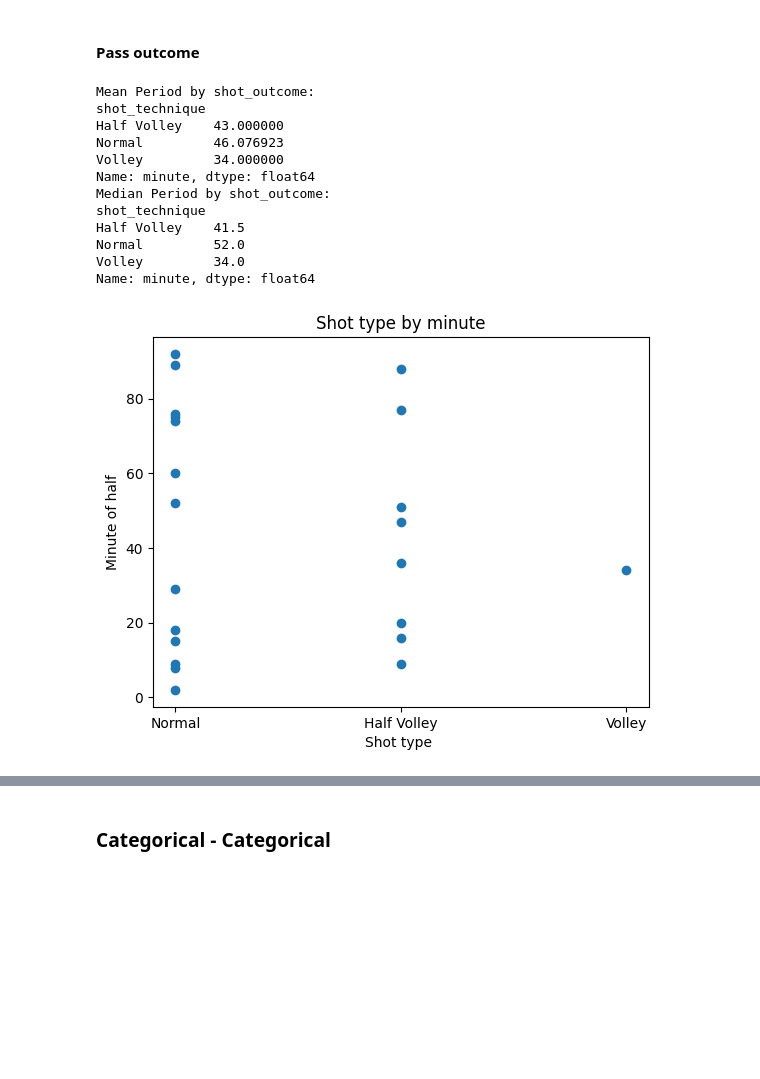
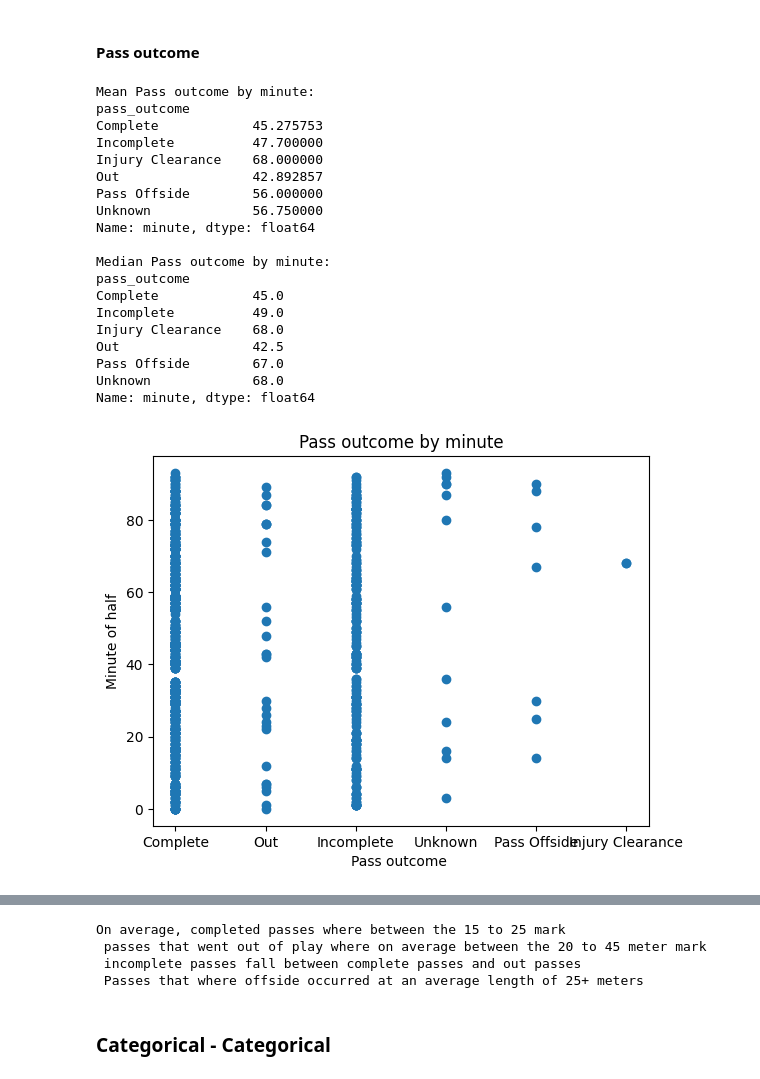
Before and after one commit to NojusMat/DataScience_CA2, a Jupyter notebook: NojusMatuseviciusDAProject.ipynb, the cells around one changed output, grey strips where cells are left out. Drawn from its saved outputs; the diff is of its cells as text; code cells hidden in the pictures; blank space fills up the shorter version.

```diff
--- a/NojusMatuseviciusDAProject.ipynb
+++ b/NojusMatuseviciusDAProject.ipynb
@@ -2047,7 +2332,7 @@ print("Mean Pass outcome by minute:")
 mean_pass_outcome_minute=filtered_pass_outcome.groupby('pass_outcome')['minute'].mean()
 print(mean_pass_outcome_minute)
 
-print("Median Pass outcome by minute:")
+print("\nMedian Pass outcome by minute:")
 print(filtered_pass_outcome.groupby('pass_outcome')['minute'].median())
 
 #plot the boxplot of Pass outcome by minute
@@ -2066,7 +2351,7 @@ plt.title("Pass outcome by minute ")
 plt.xlabel("Minute of the game ")
 plt.ylabel("Pass outcome")
 plt.show()
-print("X")
+print("On average complete passes , out passes and incomplete passes occur throughout the game at an average of the 45th min \n while unknown passes and offside passes occur more frequently in the second half\n")
 
 
 
@@ -2077,7 +2362,7 @@ print("Mean Pass outcome by period:")
 mean_pass_outcome_period=filtered_pass_outcome.groupby('pass_outcome')['period'].mean()
 print(mean_pass_outcome_period)
 
-print("Median Pass outcome by Period:")
+print("\nMedian Pass outcome by Period:")
 print(filtered_pass_outcome.groupby('pass_outcome')['period'].median())
 
 #plot the boxplot of Pass outcome by period
@@ -2096,49 +2381,84 @@ plt.title("Pass outcome by Period ")
 plt.xlabel("period of the game ")
 plt.ylabel("Pass outcome")
 plt.show()
-print("x")
+print("There appears to be no correlation between the pass outcome and the period of the game\n")
 
 
 #________________________________________Pass outcome by second _______________________________________________________
 
- #Investigate Pass technique and minute columns from our dataset.
+ #Investigate Pass outcome and minute columns from our dataset.
 
 #groupby the response to find the mean and median of the Pass outcome with second separately.
 print("Mean Pass outcome by second:")
 mean_pass_outcome_second=filtered_pass_outcome.groupby('pass_outcome')['second'].mean()
 print(mean_pass_outcome_second)
 
-print("Median Pass outcome by Second:")
+print("\nMedian Pass outcome by Second:")
 print(filtered_pass_outcome.groupby('pass_outcome')['second'].median())
 
 #plot the boxplot of Pass outcome by second
 plt.scatter(filtered_pass_outcome['pass_outcome'],filtered_pass_outcome['second'])
 plt.title("Pass outcome by second")
 plt.xlabel("Pass outcome")
 plt.ylabel("second of the minute ")
 plt.show()
 
 
 
 # display the boxplot of Pass outcome by second
 figure(num=None, figsize=(8, 8), dpi=80, facecolor='w', edgecolor='k')
 sns.boxplot(x=filtered_pass_outcome['second'], y=filtered_pass_outcome['pass_outcome'])
 plt.title("Pass outcome by second ")
 plt.xlabel("second of the game ")
 plt.ylabel("Pass outcome")
 plt.show()
-print("x")
+print("The average occurrence for complete, out and incomplete are similar occurring around the same period of a minute \nwhile passes that where offside happened more frequently earlier in the minute \n while injury cleaned occurred later on in the minute\n ")
+
+#________________________________________Pass outcome by pass length _______________________________________________________
+ #Investigate Pass outcome and pass length  columns from our dataset.
+
+#groupby the response to find the mean and median of the Pass outcome with pass length  separately.
+print("Mean Pass outcome by Pass length :")
+mean_pass_outcome_by_pass_length=filtered_pass_outcome.groupby('pass_outcome')['pass_length'].mean()
+print(mean_pass_outcome_by_pass_length)
+
+print("\nMedian Pass outcome by pass length :")
+print(filtered_pass_outcome.groupby('pass_outcome')['pass_length'].median())
+
+#plot the boxplot of Pass outcome by pass length
+plt.scatter(filtered_pass_outcome['pass_outcome'],filtered_pass_outcome['pass_length'])
+plt.title("Pass outcome by pass length")
+plt.xlabel("Pass outcome ")
+plt.ylabel("Pass length  ")
+plt.show()
+
+
+# display the boxplot of Pass outcome by pass length
+figure(num=None, figsize=(8, 8), dpi=80, facecolor='w', edgecolor='k')
+sns.boxplot(x=filtered_pass_outcome['pass_length'], y=filtered_pass_outcome['pass_outcome'])
+plt.title("Pass outcome by pass length ")
+plt.xlabel("Pass length  ")
+plt.ylabel("Pass outcome")
+plt.show()
+print("On average, completed passes where between the 15 to 25 mark \n passes that went out of play where on average between the 20 to 45 meter mark\n incomplete passes fall between complete passes and out passes\n Passes that where offside occurred at an average length of 25+ meters")
 # %% [output]
-Mean Period by shot_outcome:
-shot_technique
-Half Volley    43.000000
-Normal         46.076923
-Volley         34.000000
+Mean Pass outcome by minute:
+pass_outcome
+Complete            45.275753
+Incomplete          47.700000
+Injury Clearance    68.000000
+Out                 42.892857
+Pass Offside        56.000000
+Unknown             56.750000
 Name: minute, dtype: float64
-Median Period by shot_outcome:
-shot_technique
-Half Volley    41.5
-Normal         52.0
-Volley         34.0
+
+Median Pass outcome by minute:
+pass_outcome
+Complete            45.0
+Incomplete          49.0
+Injury Clearance    68.0
+Out                 42.5
+Pass Offside        67.0
+Unknown             68.0
 Name: minute, dtype: float64
-[figure, old version]
+[figure, new version]
@@ -2148,3 +2523,7 @@ normal shots are taken most often, half volleys get taken almost as much as regu
+On average, completed passes where between the 15 to 25 mark
+ passes that went out of play where on average between the 20 to 45 meter mark
+ incomplete passes fall between complete passes and out passes
+ Passes that where offside occurred at an average length of 25+ meters
 # %% [markdown]
 ### Categorical - Categorical
 # %%
```
Also changed, not shown: parts of 12 cells of this notebook, 1 other file.
